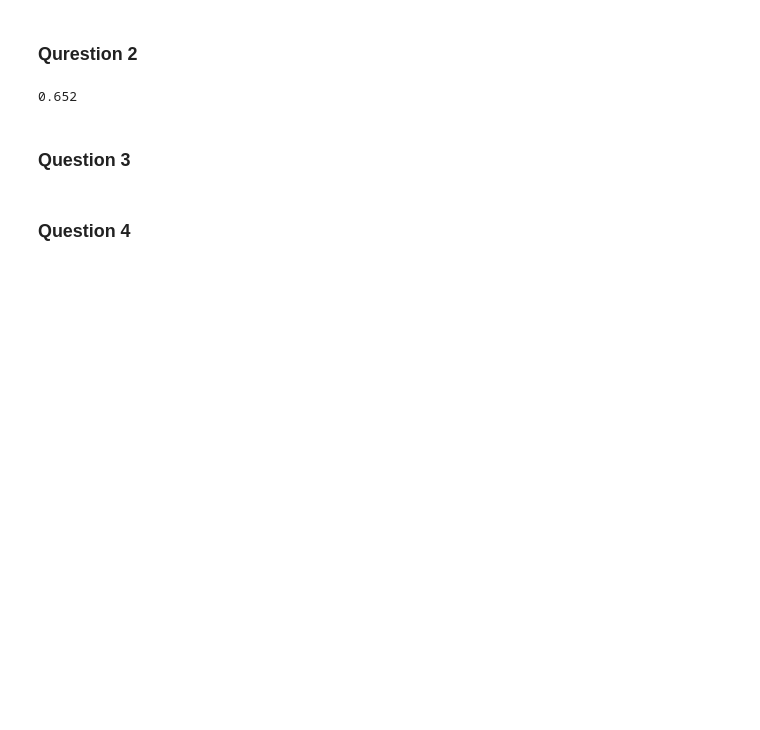
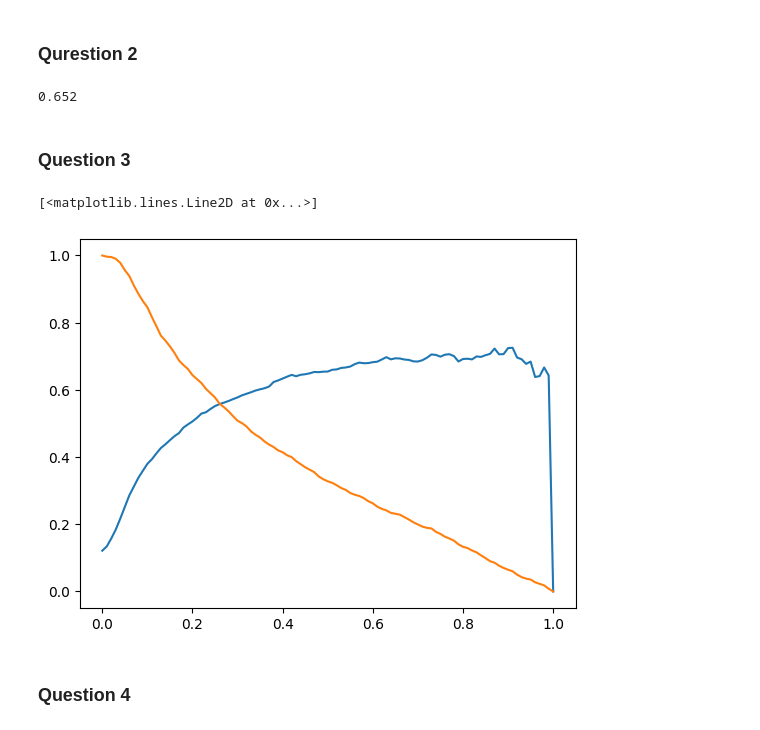
Before and after one commit to Flow791/ml_zoomcamp, a Jupyter notebook: src/Homework_4.ipynb, the cells around one changed output. Cells and saved outputs as stored; diff of their text form; code cells hidden in the pictures; blank space fills up the shorter version.

```diff
--- a/src/Homework_4.ipynb
+++ b/src/Homework_4.ipynb
@@ -7,6 +7,7 @@ from tqdm.auto import tqdm
 from sklearn.model_selection import train_test_split
 from sklearn.feature_extraction import DictVectorizer
 from sklearn.linear_model import LogisticRegression
+from sklearn.model_selection import KFold
 from sklearn.metrics import accuracy_score
 from sklearn.metrics import roc_auc_score
 from sklearn.metrics import auc
@@ -17,7 +18,7 @@ df = df[['age', 'job', 'marital', 'education', 'balance', 'housing', 'contact',
 numerical = ['age', 'balance', 'day', 'duration', 'campaign', 'pdays', 'previous']
 categorical = ['job', 'marital', 'education', 'housing', 'contact', 'month', 'poutcome']
 
-y = df.y
+y = df.y.map({'no': 0, 'yes': 1}).astype(int)
 X = df.drop('y', axis=1)
 dict_vectorizer = DictVectorizer(sparse=False)
 
@@ -25,7 +26,7 @@ def get_splitted_df():
     df_train_full, df_test, y_train_full, y_test = train_test_split(X, y, test_size=0.2, random_state=1)
     df_train, df_val, y_train, y_val = train_test_split(df_train_full, y_train_full, test_size=len(X) * 0.2 / len(df_train_full), random_state=1)
 
-    return df_train, df_val, df_test, y_train, y_val, y_test
+    return df_train_full, df_train, df_val, df_test, y_train_full, y_train, y_val, y_test
 
 def get_trained_model(train_serie: pd.Series, y_train: pd.Series, reg: float = 1.0):
     train_serie_dict = train_serie.to_dict(orient='records')
@@ -36,16 +37,15 @@ def get_trained_model(train_serie: pd.Series, y_train: pd.Series, reg: float = 1
 
     return model
 
-def predict_model(tmp_model, serie: pd.DataFrame, threshold: float = 0.5):
+def predict_model(tmp_model, serie: pd.DataFrame):
     serie_dict = serie.to_dict(orient='records')
     X_serie = dict_vectorizer.fit_transform(serie_dict)
 
     y_predict = tmp_model.predict_proba(X_serie)[:, 1]
-    y_val = (y_predict > threshold).astype(int)
 
-    return y_val
+    return y_predict
 
-df_train, df_val, df_test, y_train, y_val, y_test = get_splitted_df()
+df_train_full, df_train, df_val, df_test, y_train_full, y_train, y_val, y_test = get_splitted_df()
 
 model = get_trained_model(df_train, y_train)
 # %% [markdown]
@@ -72,12 +72,48 @@ aucs
 # %% [markdown]
 ### Qurestion 2
 # %%
-y_val_pred = predict_model(model, df_val)
+y_predict = predict_model(model, df_val)
+y_val_pred = (y_predict > 0.5).astype(int)
+
 auc = roc_auc_score(y_val, y_val_pred)
 round(auc, 3)
 # %% [output]
 0.652
 # %% [markdown]
 ### Question 3
+# %%
+df_prec_recall = pd.DataFrame(columns={'threshold': [], 'precision': [], 'recall': []})
+
+def get_precision_recall(y_predict, y_val, threshold):
+    y_val_pred = (y_predict > threshold).astype(int)
+
+    real_positive = (y_val == 1)
+    real_negative = (y_val == 0)
+
+    predicted_positive = (y_val_pred == 1)
+    predicted_negative = (y_val_pred == 0)
+
+    tp = (real_positive & predicted_positive).sum()
+    tn = (real_negative & predicted_negative).sum()
+    fp = (real_negative & predicted_positive).sum()
+    fn = (real_positive & predicted_negative).sum()
+
+    precision = tp / (tp + fp) if (tp + fp) > 0 else 0
+    recall = tp / (tp + fn) if (tp + fn) > 0 else 0
+    f1_score = 2 * precision * recall / (precision + recall) if (precision + recall) > 0 else 0
+
+    return precision, recall, f1_score
+
+for threshold in np.linspace(0, 1, 101):
+    precision, recall, f1_score = get_precision_recall(y_predict, y_val, threshold)
+
+    df_temp = pd.DataFrame({'threshold': [threshold], 'precision': [precision], 'recall': [recall]})
+    df_prec_recall = pd.concat([df_prec_recall, df_temp], ignore_index=True)
+
+plt.plot(df_prec_recall.threshold, df_prec_recall.precision, label='precision')
+plt.plot(df_prec_recall.threshold, df_prec_recall.recall, label='recall')
+# %% [output]
+[<matplotlib.lines.Line2D at 0x...>]
+[figure, added]
 # %% [markdown]
 ### Question 4
```
Also changed, not shown: parts of 3 cells of this notebook.
